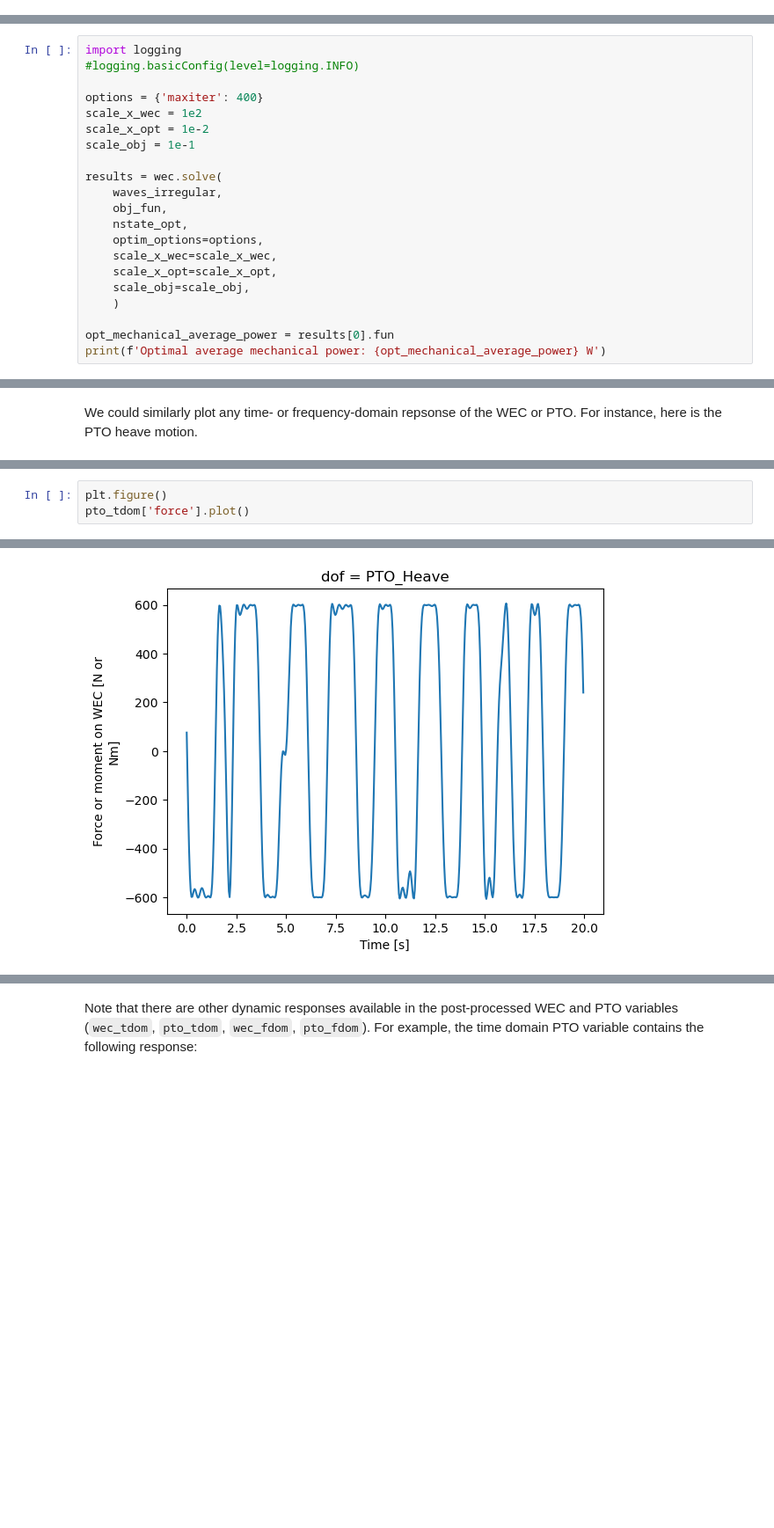
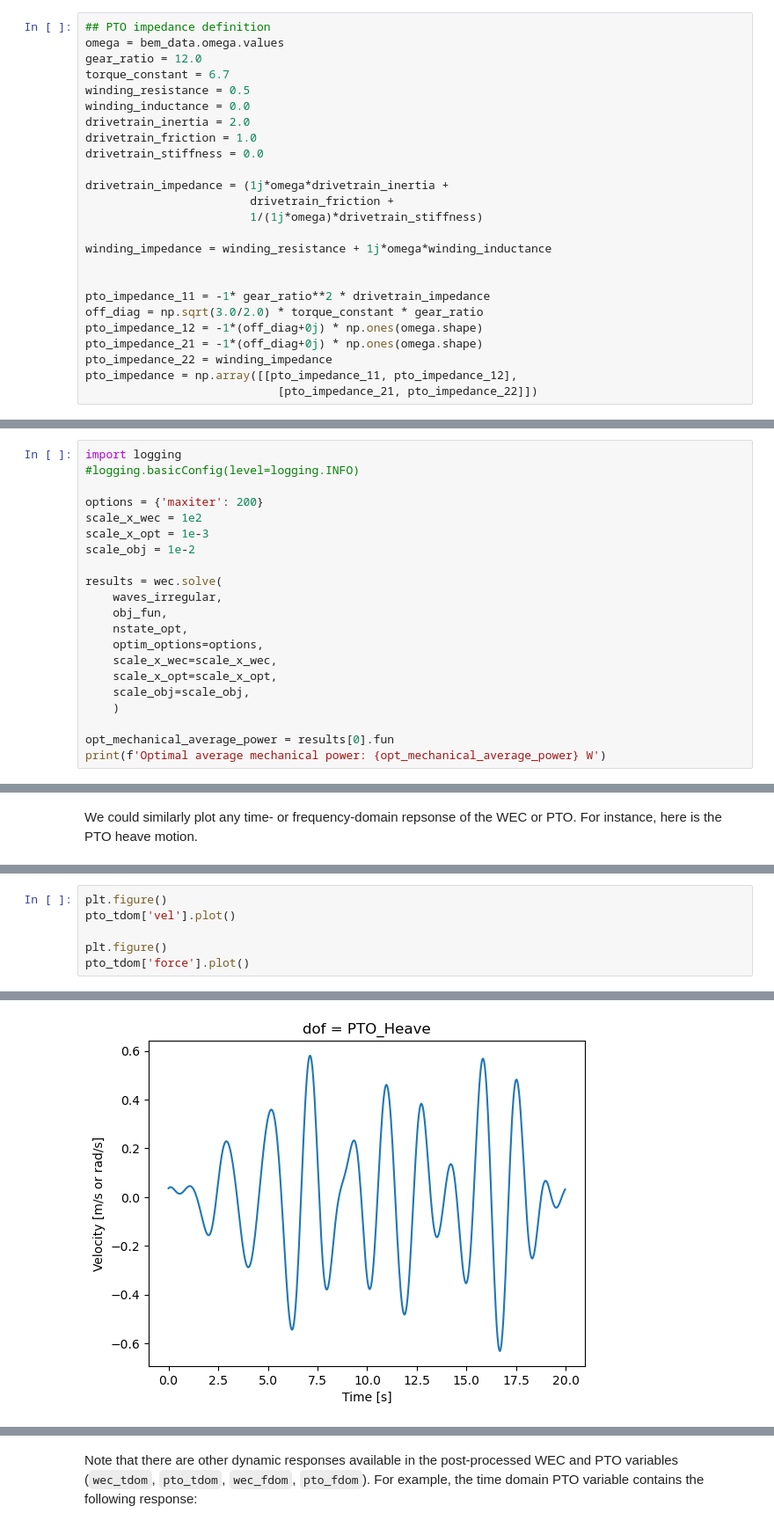
Before and after one commit to jtgrasb/WecOptTool, a Jupyter notebook: examples/tutorial_1_WaveBot.ipynb, the cells around one changed output, grey strips where cells are left out. Shown at 88% size. Drawn from its saved outputs; the diff is of its cells as text; blank space fills up the shorter version.

```diff
--- a/examples/tutorial_1_WaveBot.ipynb
+++ b/examples/tutorial_1_WaveBot.ipynb
@@ -133,6 +133,31 @@ To create an instance of the `PTO` class, we need:
 - Any PTO impedance. We're only interested in mechanical power for this first problem, so we will leave this empty for now
 - The non-linear power conversion loss (assumed 0% if `None`)
 - The PTO system name, if desired
+# %%
+## PTO impedance definition
+omega = bem_data.omega.values
+gear_ratio = 12.0
+torque_constant = 6.7
+winding_resistance = 0.5
+winding_inductance = 0.0
+drivetrain_inertia = 2.0
+drivetrain_friction = 1.0
+drivetrain_stiffness = 0.0
+
+drivetrain_impedance = (1j*omega*drivetrain_inertia +
+                        drivetrain_friction +
+                        1/(1j*omega)*drivetrain_stiffness)
+
+winding_impedance = winding_resistance + 1j*omega*winding_inductance
+
+
+pto_impedance_11 = -1* gear_ratio**2 * drivetrain_impedance
+off_diag = np.sqrt(3.0/2.0) * torque_constant * gear_ratio
+pto_impedance_12 = -1*(off_diag+0j) * np.ones(omega.shape)
+pto_impedance_21 = -1*(off_diag+0j) * np.ones(omega.shape)
+pto_impedance_22 = winding_impedance
+pto_impedance = np.array([[pto_impedance_11, pto_impedance_12],
+                            [pto_impedance_21, pto_impedance_22]])
 # %%
 name = ["PTO_Heave",]
 kinematics = np.eye(ndof)
@@ -219,10 +265,10 @@ Pay attention to the `Exit mode`: an exit mode of $0$ indicates a successful sol
 import logging
 #logging.basicConfig(level=logging.INFO)
 
-options = {'maxiter': 400}
+options = {'maxiter': 200}
 scale_x_wec = 1e2
-scale_x_opt = 1e-2
-scale_obj = 1e-1
+scale_x_opt = 1e-3
+scale_obj = 1e-2
 
 results = wec.solve(
     waves_irregular,
@@ -276,6 +334,9 @@ wec_tdom['pos'].plot()
 # %%
 plt.figure()
+pto_tdom['vel'].plot()
+
+plt.figure()
 pto_tdom['force'].plot()
 # %% [output]
 [<matplotlib.lines.Line2D at 0x...>]
-[figure, old version]
+[figure, new version]
```
Also changed, not shown: parts of 24 cells of this notebook, 14 other files.
